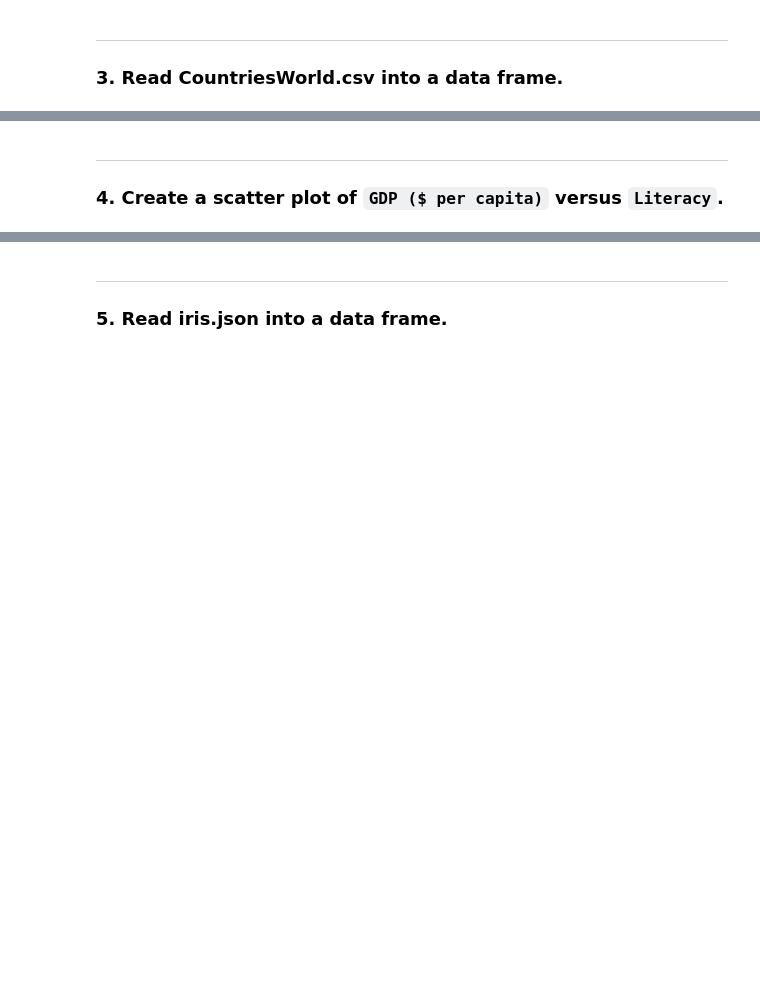
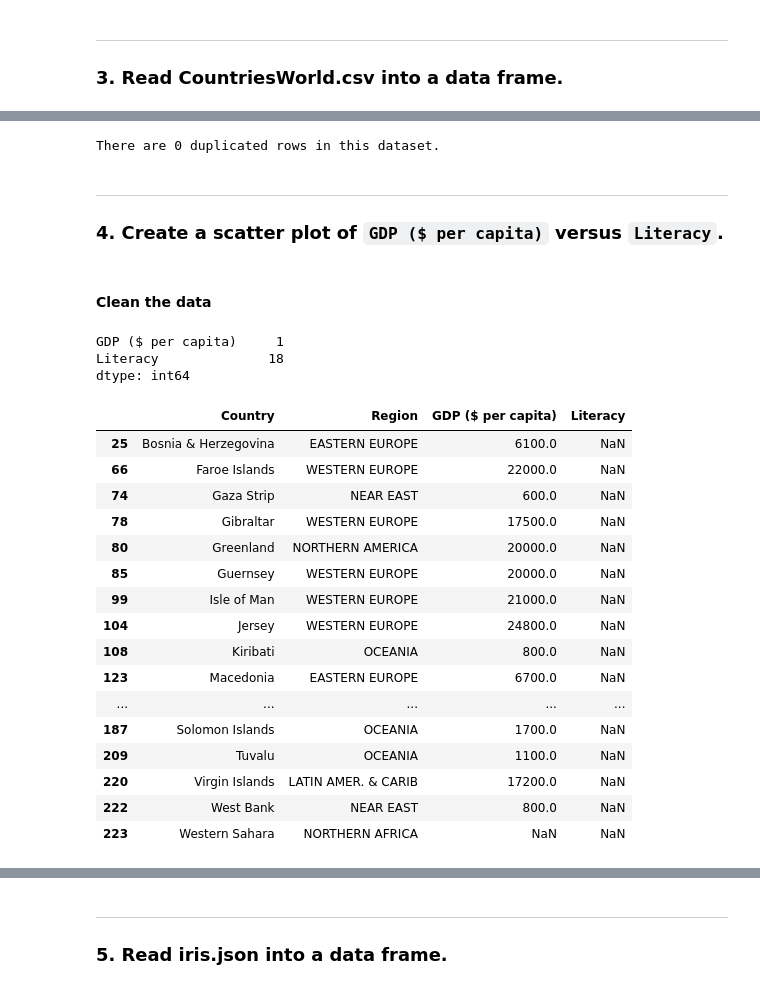
Before and after one commit to valeriemagalong/Val-Practices-Python, a Jupyter notebook: Countries_Iris_Matplotlib/Matplotlib_Practice_Countries_Iris_Data.ipynb, the cells around one changed output, grey strips where cells are left out. Cells and saved outputs as stored; diff of their text form; code cells hidden in the pictures; blank space fills up the shorter version.

```diff
--- a/Countries_Iris_Matplotlib/Matplotlib_Practice_Countries_Iris_Data.ipynb
+++ b/Countries_Iris_Matplotlib/Matplotlib_Practice_Countries_Iris_Data.ipynb
@@ -46,3 +73,44 @@ plt.show()
+# %%
+# Check for duplicate rows
+print(f'There are {countries_df.duplicated().sum()} duplicated rows in this dataset.')
+# %% [output]
+There are 0 duplicated rows in this dataset.
 # %% [markdown]
 ---
 ### 4. Create a scatter plot of `GDP ($ per capita)` versus `Literacy`.
+# %% [markdown]
+#### Clean the data
+# %%
+# Pull data only from the 'GDP ($ per capita)' and 'Literacy' columns and assign to df_subset
+df_subset = countries_df[['GDP ($ per capita)', 'Literacy']]
+
+# Check for NaNs in df_subset
+df_subset.isna().sum()
+# %% [output]
+GDP ($ per capita)     1
+Literacy              18
+dtype: int64
+# %%
+# Get the rows with NaNs in the 'GDP ($ per capita)' and 'Literacy' columns from countries_df
+bool_condition = countries_df['GDP ($ per capita)'].isna() | countries_df['Literacy'].isna()
+columns = ['Country', 'Region', 'GDP ($ per capita)', 'Literacy']
+
+countries_df[bool_condition][columns]
+# %% [output]
+|  | Country | Region | GDP ($ per capita) | Literacy |
+| 25 | Bosnia & Herzegovina | EASTERN EUROPE | 6100.0 | NaN |
+| 66 | Faroe Islands | WESTERN EUROPE | 22000.0 | NaN |
+| 74 | Gaza Strip | NEAR EAST | 600.0 | NaN |
+| 78 | Gibraltar | WESTERN EUROPE | 17500.0 | NaN |
+| 80 | Greenland | NORTHERN AMERICA | 20000.0 | NaN |
+| 85 | Guernsey | WESTERN EUROPE | 20000.0 | NaN |
+| 99 | Isle of Man | WESTERN EUROPE | 21000.0 | NaN |
+| 104 | Jersey | WESTERN EUROPE | 24800.0 | NaN |
+| 108 | Kiribati | OCEANIA | 800.0 | NaN |
+| 123 | Macedonia | EASTERN EUROPE | 6700.0 | NaN |
+| ... | ... | ... | ... | ... |
+| 187 | Solomon Islands | OCEANIA | 1700.0 | NaN |
+| 209 | Tuvalu | OCEANIA | 1100.0 | NaN |
+| 220 | Virgin Islands | LATIN AMER. & CARIB | 17200.0 | NaN |
+| 222 | West Bank | NEAR EAST | 800.0 | NaN |
+| 223 | Western Sahara | NORTHERN AFRICA | NaN | NaN |
```
Also changed, not shown: parts of 9 cells of this notebook.
